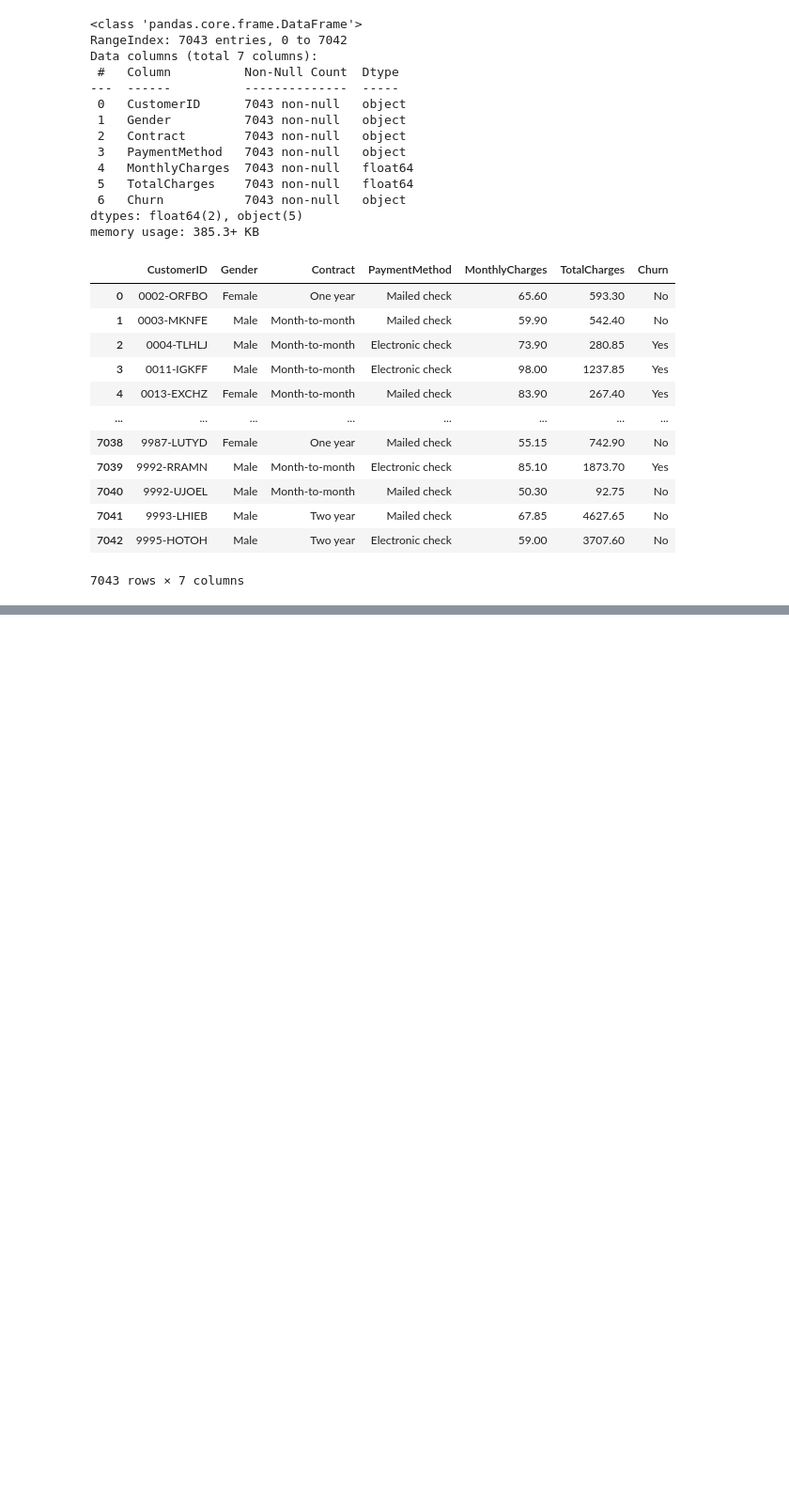
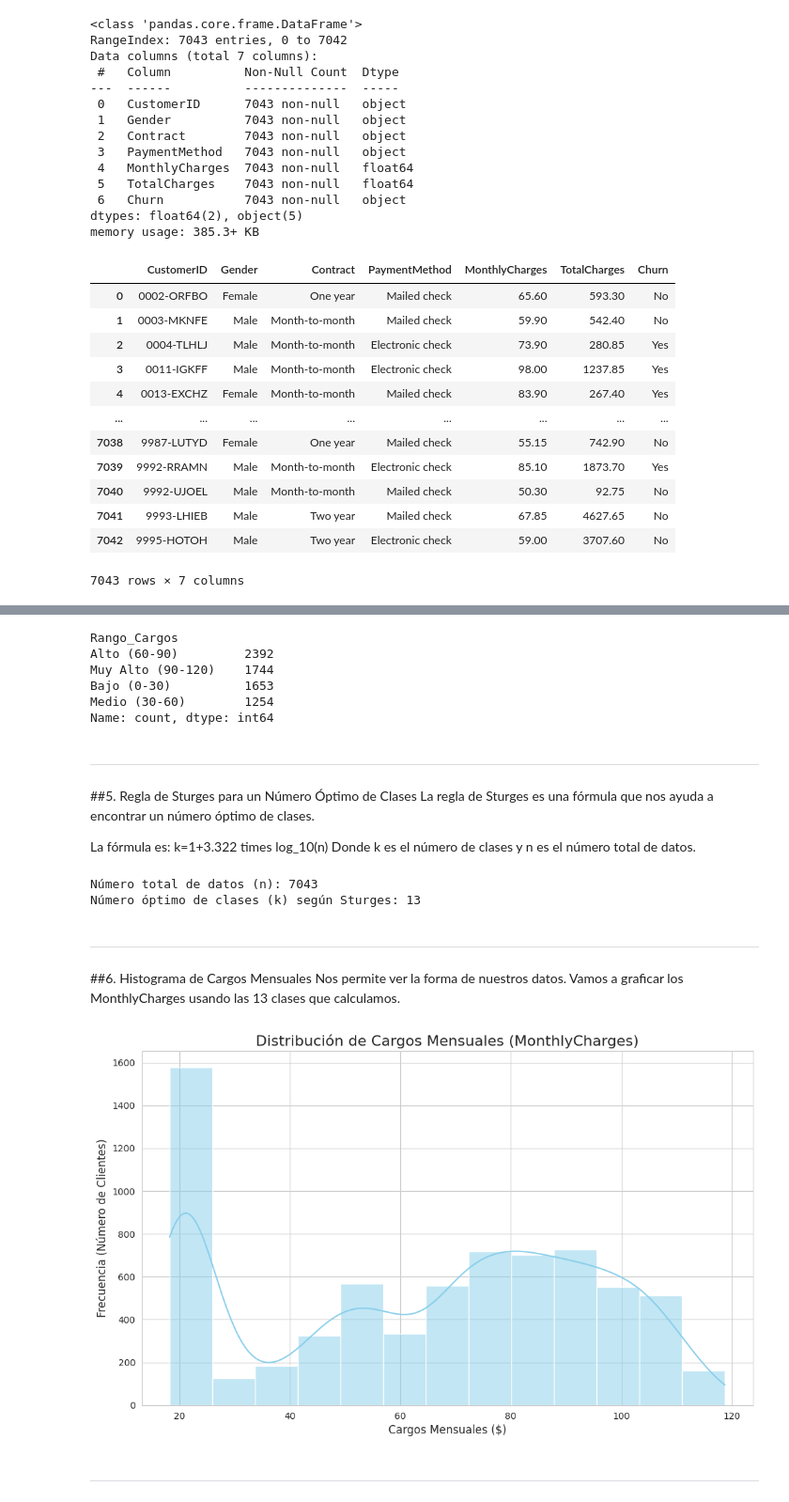
Before and after one commit to AllanFuChao/telecomx_latam_parte2, a Jupyter notebook: telecomx_latam_part2.ipynb, the cells around one changed output, grey strips where cells are left out. Shown at 94% size. Cells and saved outputs as stored; diff of their text form; code cells hidden in the pictures; blank space fills up the shorter version.

```diff
--- a/telecomx_latam_part2.ipynb
+++ b/telecomx_latam_part2.ipynb
@@ -101,0 +173,66 @@ Para llevar a cabo este análisis, seguiremos los siguientes pasos:
+# %%
+cortes = [0, 30, 60, 90, 120]
+
+etiquetas = ['Bajo (0-30)', 'Medio (30-60)', 'Alto (60-90)', 'Muy Alto (90-120)']
+
+
+datos['Rango_Cargos'] = pd.cut(x=datos['MonthlyCharges'], bins=cortes, labels=etiquetas, right=False)
+
+
+frecuencia_rangos = datos['Rango_Cargos'].value_counts()
+print(frecuencia_rangos)
+# %% [output]
+Rango_Cargos
+Alto (60-90)         2392
+Muy Alto (90-120)    1744
+Bajo (0-30)          1653
+Medio (30-60)        1254
+Name: count, dtype: int64
+# %% [markdown]
+
+
+---
+# %% [markdown]
+##5. Regla de Sturges para un Número Óptimo de Clases
+La regla de Sturges es una fórmula que nos ayuda a encontrar un número óptimo de clases.
+
+La fórmula es: k=1+3.322
+times
+log_10(n)
+Donde k es el número de clases y n es el número total de datos.
+# %%
+n = len(datos)
+
+k = int(1 + 3.322 * np.log10(n))
+
+print(f"Número total de datos (n): {n}")
+print(f"Número óptimo de clases (k) según Sturges: {k}")
+# %% [output]
+Número total de datos (n): 7043
+Número óptimo de clases (k) según Sturges: 13
+# %% [markdown]
+
+
+---
+# %% [markdown]
+##6. Histograma de Cargos Mensuales
+Nos permite ver la forma de nuestros datos. Vamos a graficar los MonthlyCharges usando las 13 clases que calculamos.
+# %%
+sns.set_style("whitegrid")
+
+plt.figure(figsize=(12, 7))
+sns.histplot(data=datos, x='MonthlyCharges', bins=k, kde=True, color='skyblue')
+
+plt.title('Distribución de Cargos Mensuales (MonthlyCharges)', fontsize=16)
+plt.xlabel('Cargos Mensuales ($)', fontsize=12)
+plt.ylabel('Frecuencia (Número de Clientes)', fontsize=12)
+plt.xticks(fontsize=10)
+plt.yticks(fontsize=10)
+
+plt.show()
+# %% [output]
+[figure, added]
+# %% [markdown]
+
+
+---
```
Also changed, not shown: parts of 106 cells of this notebook.
